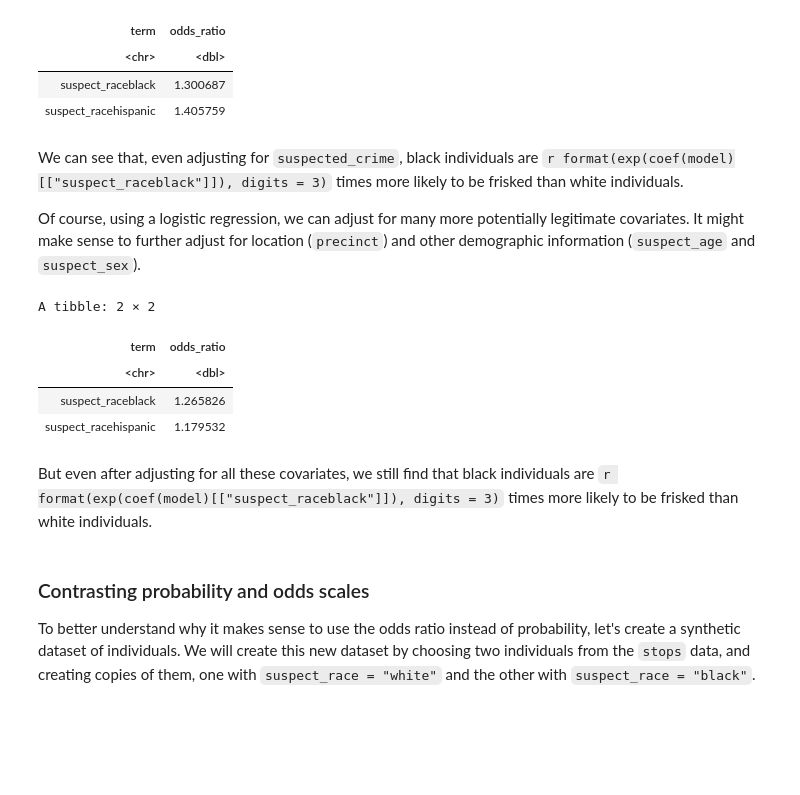
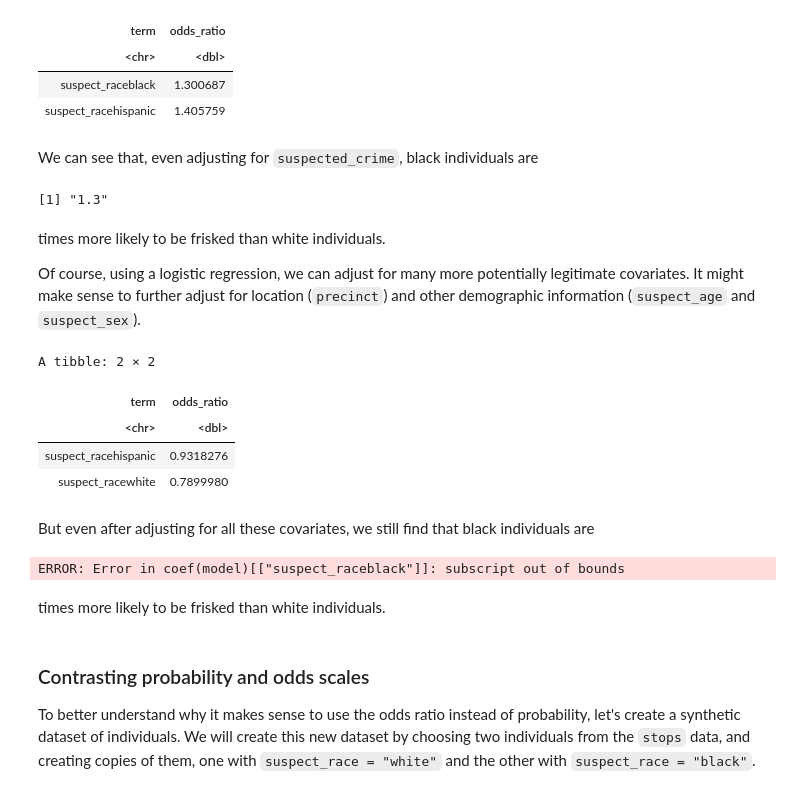
Before and after one commit to stanford-policylab/mse125, a Jupyter notebook: week_6/logistic-answers.ipynb, the cells around one changed output. Drawn from its saved outputs; the diff is of its cells as text; code cells hidden in the pictures; blank space fills up the shorter version.

```diff
--- a/week_6/logistic-answers.ipynb
+++ b/week_6/logistic-answers.ipynb
@@ -402,35 +403,52 @@ A tibble: 2 × 2
 | <chr> | <dbl> |
 | suspect_raceblack | 1.300687 |
 | suspect_racehispanic | 1.405759 |
+# %% [markdown]
+We can see that, even adjusting for `suspected_crime`, black individuals are
+# %%
+format(exp(coef(model)[["suspect_raceblack"]]), digits = 3)
+# %% [output]
+[1] "1.3"
 # %% [markdown]
-We can see that, even adjusting for `suspected_crime`, black individuals are
-`r format(exp(coef(model)[["suspect_raceblack"]]), digits = 3)` times more likely
+times more likely
 to be frisked than white individuals.
 
 Of course, using a logistic regression, we can adjust for many more potentially legitimate
 covariates. It might make sense to further adjust for location (`precinct`) and other demographic
 information (`suspect_age` and `suspect_sex`).
+# %%
+# Your code here!
+
+# Fit a logistic regression model while adjusting for
+# suspect_race, suspected_crime, precinct, suspect_age, and suspect_sex
+
+# START solution
+
+model <- glm(frisked ~ suspect_race + suspected_crime + precinct + suspect_age + suspect_sex,
+             data = stops, family = binomial)
+
+# END solution
 # %%
-model <- glm(frisked ~ suspect_race + suspected_crime + precinct +
-             suspect_age + suspect_sex,
-             data = stops, family = binomial)
-
 # Look at coefficients for `suspect_race` covariates
 # "broom" is a a useful way to look at coefficients
 broom::tidy(model) %>%
   filter(grepl("suspect_race", term)) %>%
   transmute(term, odds_ratio = exp(estimate))
 # %% [output]
 A tibble: 2 × 2
 | term | odds_ratio |
 | <chr> | <dbl> |
-| suspect_raceblack | 1.265826 |
-| suspect_racehispanic | 1.179532 |
+| suspect_racehispanic | 0.9318276 |
+| suspect_racewhite | 0.7899980 |
 # %% [markdown]
-
 But even after adjusting for all these covariates, we still find that black
-individuals are `r format(exp(coef(model)[["suspect_raceblack"]]), digits = 3)`
-times more likely to be frisked than white individuals.
+individuals are
+# %%
+format(exp(coef(model)[["suspect_raceblack"]]), digits = 3)
+# %% [output]
+ERROR: Error in coef(model)[["suspect_raceblack"]]: subscript out of bounds
+# %% [markdown]
+times more likely to be frisked than white individuals.
 # %% [markdown]
 
 ### Contrasting probability and odds scales
```
Also changed, not shown: parts of 25 cells of this notebook, 1 other file.
